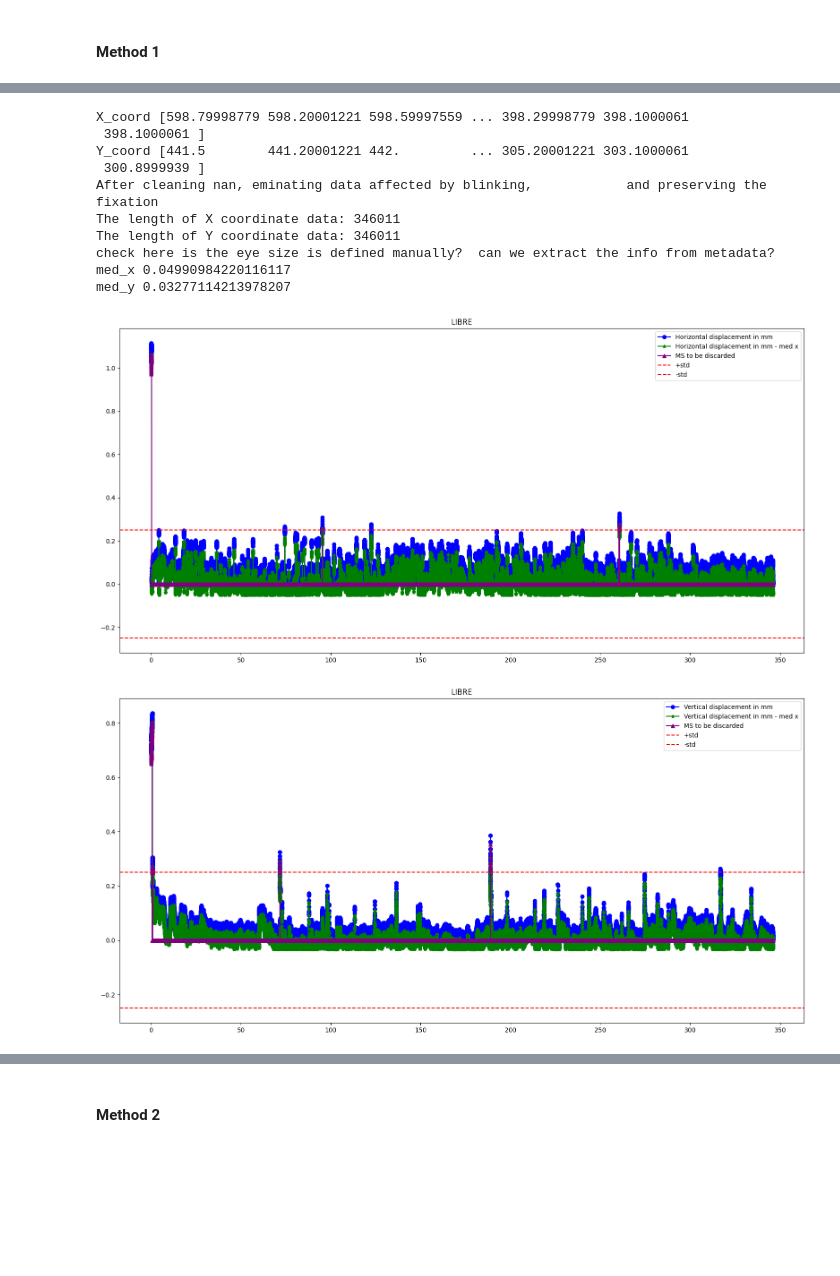
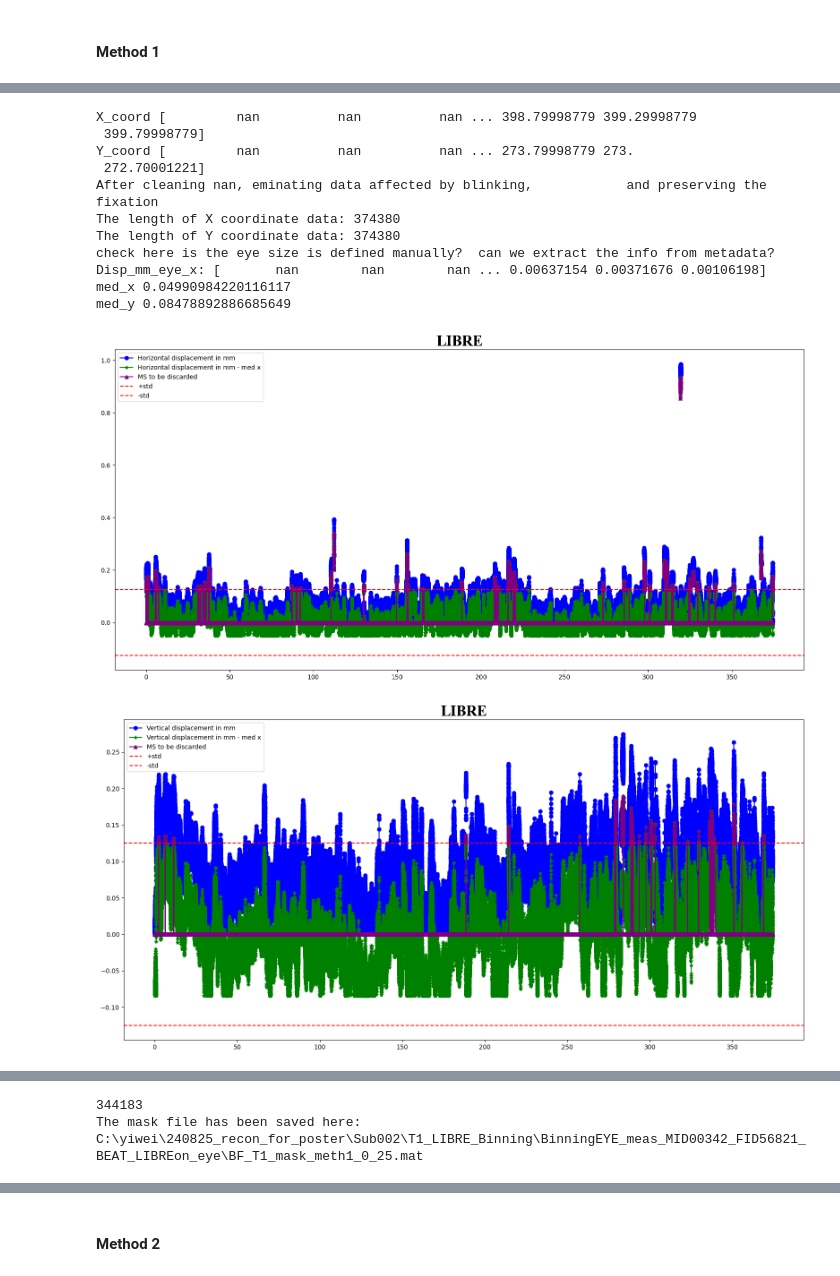
Before and after one commit to Evelyn92/hcph-sops-fork, a Jupyter notebook: code/eyetracking/3-T1T2-QA_QC of eye-tracking data.ipynb, the cells around one changed output, grey strips where cells are left out. Saved outputs shown, nothing was run; the diff lists cells and outputs as text; code cells hidden in the pictures; blank space fills up the shorter version.

Commit message:
mask generation

```diff
--- a/code/eyetracking/3-T1T2-QA_QC of eye-tracking data.ipynb
+++ b/code/eyetracking/3-T1T2-QA_QC of eye-tracking data.ipynb
@@ -29,5 +32,5 @@ from write_bids_yiwei import EyeTrackingRun, write_bids, write_bids_from_df
 # %%
-subject_idx = 1
+subject_idx = 2
 T_idx = 1
 
 if T_idx == 1:
@@ -634,6 +717,9 @@ def cal_disp(coor_data, stand_x=0.15, stand_y=0.15):
     return Disp_dict
 # %%
 def plot_x_y_coord(Disp_dict, metadata, duration=None, start_sample=0, seq_name=None):
+    from matplotlib.font_manager import FontProperties
+    title_font = FontProperties(family='Times New Roman', size=24, weight='bold')
+
     Disp_mm_eye_x = Disp_dict['Disp_mm_eye'][0]
     Disp_mm_eye_y = Disp_dict['Disp_mm_eye'][1]
     Disp_mm_eye_x_minus_mx = Disp_dict['Disp_mm_eye_minus_med'][0]
@@ -674,7 +760,7 @@ def plot_x_y_coord(Disp_dict, metadata, duration=None, start_sample=0, seq_name=
     ax.axhline(y=Disp_dict['stand_xy'][0], color='r', linestyle='--', label='+std')
     ax.axhline(y=-Disp_dict['stand_xy'][0], color='r', linestyle='--', label='-std')
     ax.legend()
-    ax.set_title(seq_name)
+    ax.set_title(seq_name, fontproperties=title_font)
     plt.tight_layout()
 
     # Vertical direction!!!!!
@@ -703,7 +789,7 @@ def plot_x_y_coord(Disp_dict, metadata, duration=None, start_sample=0, seq_name=
     ax.axhline(y=Disp_dict['stand_xy'][1], color='r', linestyle='--', label='+std')
     ax.axhline(y=-Disp_dict['stand_xy'][1], color='r', linestyle='--', label='-std')
     ax.legend()
-    ax.set_title(seq_name)
+    ax.set_title(seq_name, fontproperties=title_font)
     plt.tight_layout()
 # %%
 from matplotlib.font_manager import FontProperties
@@ -752,29 +838,4 @@ def filter_XY_coord(coor_data, Disp_dict, seq_name=None):
     coor_data["x_coordinate"] = filtered_X_coord
     coor_data["y_coordinate"] = filtered_Y_coord
 
-    return coor_data
-
-
-# Example data (replace with your actual data)
-from matplotlib.font_manager import FontProperties
-title_font = FontProperties(family='Times New Roman', size=35, weight='bold')
-axis_font = FontProperties(family='Times New Roman', size=20)
-X_coord = coor_data_STANDARD['x_coordinate']
-Y_coord = coor_data_STANDARD['y_coordinate']
-fig, ax= plt.subplots(figsize=(16, 16))
-# Plot the data, flipping X coordinates and using dots as markers
-plt.plot(X_coord, Y_coord, '.', color='#00468b', markersize=15)
-plt.tick_params(axis='x', labelsize=14)
-plt.tick_params(axis='y', labelsize=14)
-plt.xlim((0, 800))
-plt.ylim((0, 600))
-# Set plot title
-plt.title('STANDARD: Fixation skills evaluation', fontproperties=title_font)
-for label in plt.gca().get_xticklabels():
-    label.set_fontproperties(axis_font)
-
-for label in plt.gca().get_yticklabels():
-    label.set_fontproperties(axis_font)
-# Reverse the direction of the Y-axis
-plt.gca().invert_yaxis()
-plt.gca().invert_xaxis()
+    return coor_data, Combined_mask
@@ -783,30 +880,32 @@ plt.gca().invert_xaxis()
 # %%
 coor_data_LIBRE_1 = copy.deepcopy(coor_data_LIBRE)
-Disp_dict_LIBRE = cal_disp(coor_data_LIBRE_1, stand_x=0.5*(1/2), stand_y=0.5*(1/2))
+Disp_dict_LIBRE = cal_disp(coor_data_LIBRE_1, stand_x=0.5*(1/4), stand_y=0.5*(1/4))
 plot_x_y_coord(Disp_dict_LIBRE, metadata, duration=None, start_sample=0, seq_name='LIBRE')
-filtered_coor_data_LIBRE = filter_XY_coord(coor_data_LIBRE_1, Disp_dict_LIBRE, 'LIBRE')
+filtered_coor_data_LIBRE, Preserve_mask = filter_XY_coord(coor_data_LIBRE_1, Disp_dict_LIBRE, 'LIBRE')
+
 
 # coor_data_LIBRE_2 = copy.deepcopy(coor_data_LIBRE)
 # Disp_dict_LIBRE = cal_disp(coor_data_LIBRE_2, stand_x=0.5*(1/3), stand_y=0.5*(1/3))
 # plot_x_y_coord(Disp_dict_LIBRE, metadata, duration=None, start_sample=0, seq_name='LIBRE')
 # filtered_coor_data_LIBRE = filter_XY_coord(coor_data_LIBRE_2, Disp_dict_LIBRE, 'LIBRE')
 
 # coor_data_LIBRE_3 = copy.deepcopy(coor_data_LIBRE)
 # Disp_dict_LIBRE = cal_disp(coor_data_LIBRE_3, stand_x=0.5*(1/4), stand_y=0.5*(1/4))
 # plot_x_y_coord(Disp_dict_LIBRE, metadata, duration=None, start_sample=0, seq_name='LIBRE')
 # filtered_coor_data_LIBRE = filter_XY_coord(coor_data_LIBRE_3, Disp_dict_LIBRE, 'LIBRE')
 
 # plot_x_y_coord(Disp_dict_STANDARD, metadata, duration=None, start_sample=0, seq_name='STANDARD')
 # %% [output]
-X_coord [598.79998779 598.20001221 598.59997559 ... 398.29998779 398.1000061
- 398.1000061 ]
-Y_coord [441.5        441.20001221 442.         ... 305.20001221 303.1000061
- 300.8999939 ]
+X_coord [         nan          nan          nan ... 398.79998779 399.29998779
+ 399.79998779]
+Y_coord [         nan          nan          nan ... 273.79998779 273.
+ 272.70001221]
 After cleaning nan, eminating data affected by blinking,            and preserving the fixation
-The length of X coordinate data: 346011
-The length of Y coordinate data: 346011
+The length of X coordinate data: 374380
+The length of Y coordinate data: 374380
 check here is the eye size is defined manually?  can we extract the info from metadata?
+Disp_mm_eye_x: [       nan        nan        nan ... 0.00637154 0.00371676 0.00106198]
 med_x 0.04990984220116117
-med_y 0.03277114213978207
+med_y 0.08478892886685649
-[figure, old version]
+[figure, new version]
-[figure, old version]
+[figure, new version]
@@ -813,0 +913,20 @@ med_y 0.03277114213978207
+# %%
+count_true = np.sum(Preserve_mask)
+print(count_true)
+# Save the Preserve_mask
+import scipy.io as sio
+
+mask_name = f'{FILE_NAME}_mask_meth1_0_25.mat'
+if subject_idx == 1:
+    SAVE_PATH = Path("C:\\yiwei\\240825_recon_for_poster\\Sub001\\T1_LIBRE_Binning\\BinningEYE_meas_MID00453_FID57919_BEAT_LIBREon_eye")
+elif subject_idx == 2:
+    SAVE_PATH = Path("C:\\yiwei\\240825_recon_for_poster\\Sub002\\T1_LIBRE_Binning\\BinningEYE_meas_MID00342_FID56821_BEAT_LIBREon_eye")
+
+mask_file = SAVE_PATH / mask_name
+
+# Save array to a .mat file
+sio.savemat(mask_file, {'array': Preserve_mask})
+print(f'The mask file has been saved here: {mask_file}')
+# %% [output]
+344183
+The mask file has been saved here: C:\yiwei\240825_recon_for_poster\Sub002\T1_LIBRE_Binning\BinningEYE_meas_MID00342_FID56821_BEAT_LIBREon_eye\BF_T1_mask_meth1_0_25.mat
```
Also changed, not shown: parts of 23 cells of this notebook, 2 other files.
